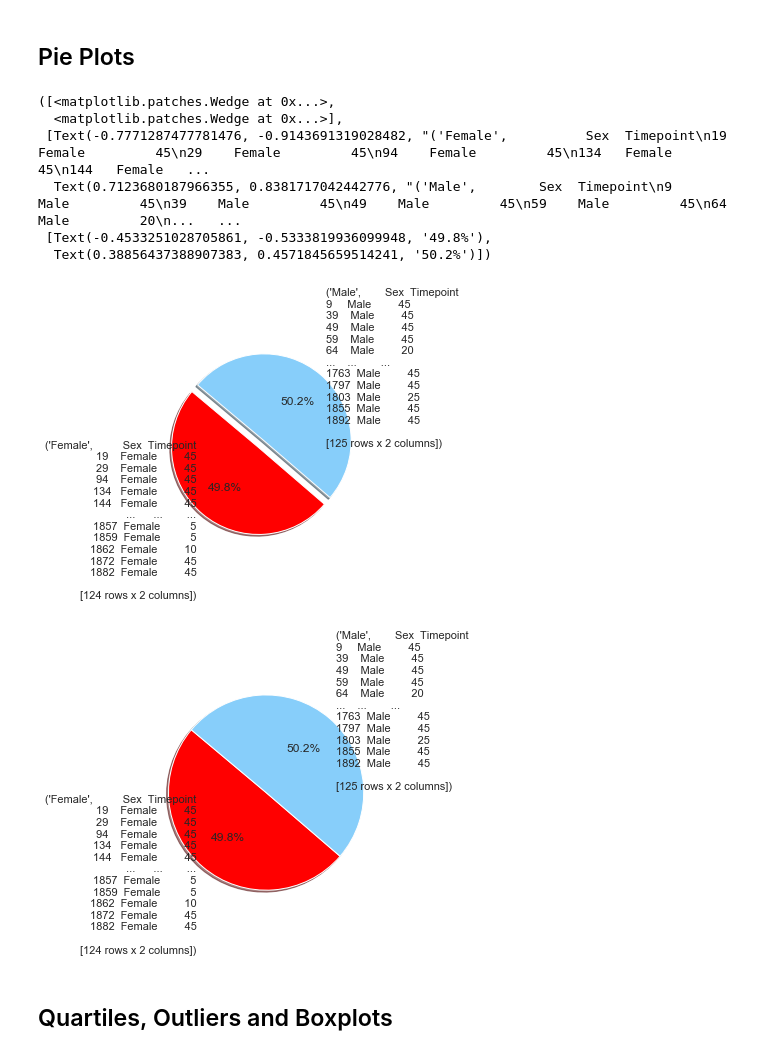
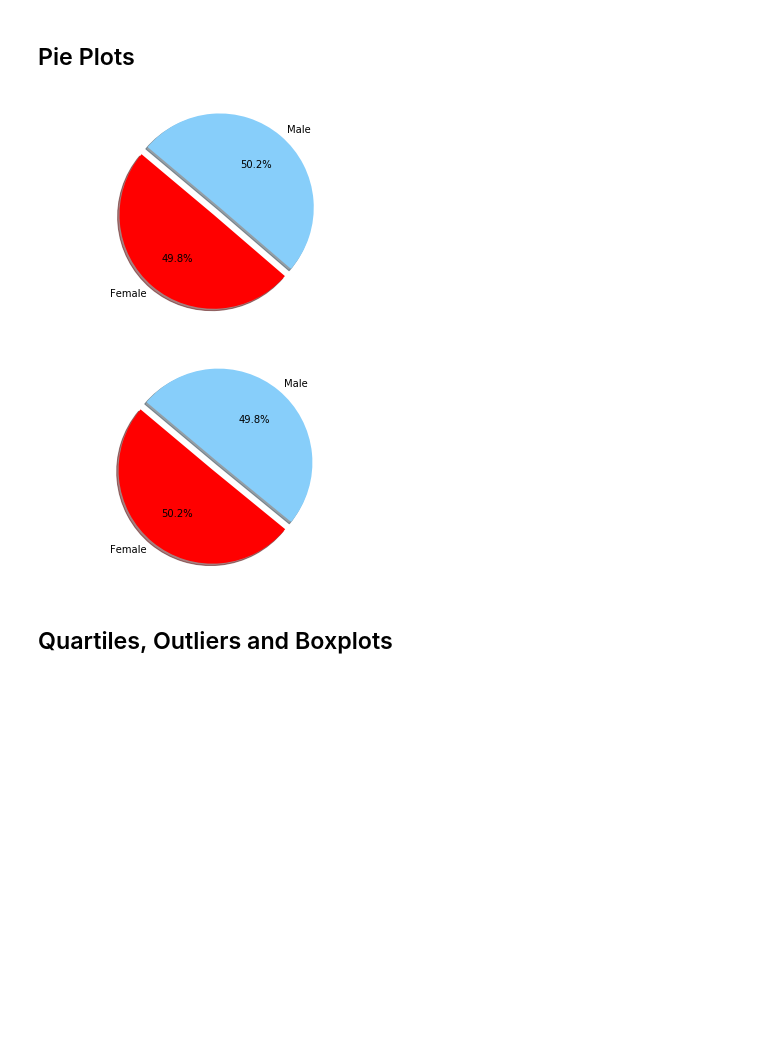
Before and after one commit to bsitati/Animal-Study-Tumor-Growth-Treatment, a Jupyter notebook: pymaceuticals_starter.ipynb, the cells around one changed output. Cells and saved outputs as stored; diff of their text form; code cells hidden in the pictures; blank space fills up the shorter version.

```diff
--- a/pymaceuticals_starter.ipynb
+++ b/pymaceuticals_starter.ipynb
@@ -286,47 +300,38 @@ group_time_points_df.plot(kind='bar', x='Drug Regimen', y='group_time_points_df'
 # %% [markdown]
 ## Pie Plots
 # %%
-# Generate a pie plot showing the distribution of female versus male mice using pandas
-
+# Generate a pie plot showing the distribution of female versus male mice using pyplot
 female_male_df = clean_mouse_df.loc[:,['Sex','Timepoint']]
 groupfemale_male_df = female_male_df.groupby('Sex').count()
-#groupfemale_male_df.head()
-
-labels = female_male_df.groupby('Sex')
+labels = ["Female", "Male"]
 #labels
 colors = ["red", "lightskyblue"]
 explode = (0.1, 0)
 
+#plt.pie(groupfemale_male_df, explode=explode, labels=labels, colors=colors,autopct="%1.1f%%", shadow=True, startangle=140)
 
-# Automatically finds the percentages of each part of the pie chart
-plt.pie(groupfemale_male_df, explode=explode, labels=labels, colors=colors,
-        autopct="%1.1f%%", shadow=True, startangle=140)
+plt.pie(groupfemale_male_df, explode=explode, labels=labels, colors=colors,autopct="%1.1f%%", shadow=True, startangle=140)
+# Create axes which are equal so we have a perfect circle
+plt.axis("equal")
+# Save an image of our chart and print the final product to the screen
+plt.show()
 # %% [output]
-([<matplotlib.patches.Wedge at 0x...>,
-  <matplotlib.patches.Wedge at 0x...>],
- [Text(-0.7771287477781476, -0.9143691319028482, "('Female',          Sex  Timepoint\n19    Female         45\n29    Female         45\n94    Female         45\n134   Female         45\n144   Female   ...
-  Text(0.7123680187966355, 0.8381717042442776, "('Male',        Sex  Timepoint\n9     Male         45\n39    Male         45\n49    Male         45\n59    Male         45\n64    Male         20\n...   ...
- [Text(-0.4533251028705861, -0.5333819936099948, '49.8%'),
-  Text(0.38856437388907383, 0.4571845659514241, '50.2%')])
-[figure, old version]
+[figure, new version]
 # %%
-# Generate a pie plot showing the distribution of female versus male mice using pyplot
-female_male_df = clean_mouse_df.loc[:,['Sex','Timepoint']]
-groupfemale_male_df = female_male_df.groupby('Sex').count()
-labels = female_male_df.groupby('Sex')
-#labels
+
+mouse_df = female_male_df['Sex'].value_counts(normalize = True)
+#print(a)
+
 colors = ["red", "lightskyblue"]
+labels = ["Female", "Male"]
 explode = (0.1, 0)
-
-#plt.pie(groupfemale_male_df, explode=explode, labels=labels, colors=colors,autopct="%1.1f%%", shadow=True, startangle=140)
-
-plt.pie(groupfemale_male_df, explode=explode, labels=labels, colors=colors,autopct="%1.1f%%", shadow=True, startangle=140)
+plt.pie(mouse_df, explode=explode, labels=labels, colors=colors,autopct="%1.1f%%", shadow=True, startangle=140)
 # Create axes which are equal so we have a perfect circle
 plt.axis("equal")
 # Save an image of our chart and print the final product to the screen
 plt.show()
 # %% [output]
-[figure, old version]
+[figure, new version]
 # %% [markdown]
 ## Quartiles, Outliers and Boxplots
 # %%
```
Also changed, not shown: parts of 12 cells of this notebook.
